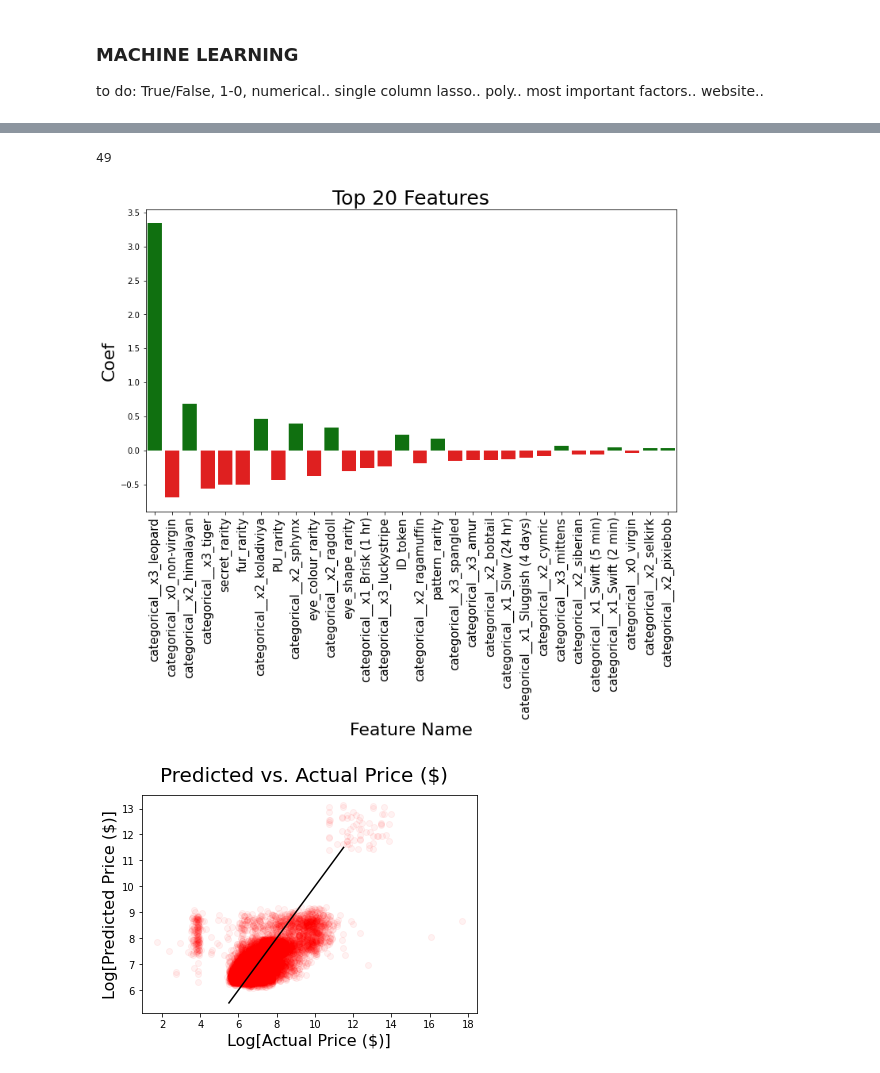
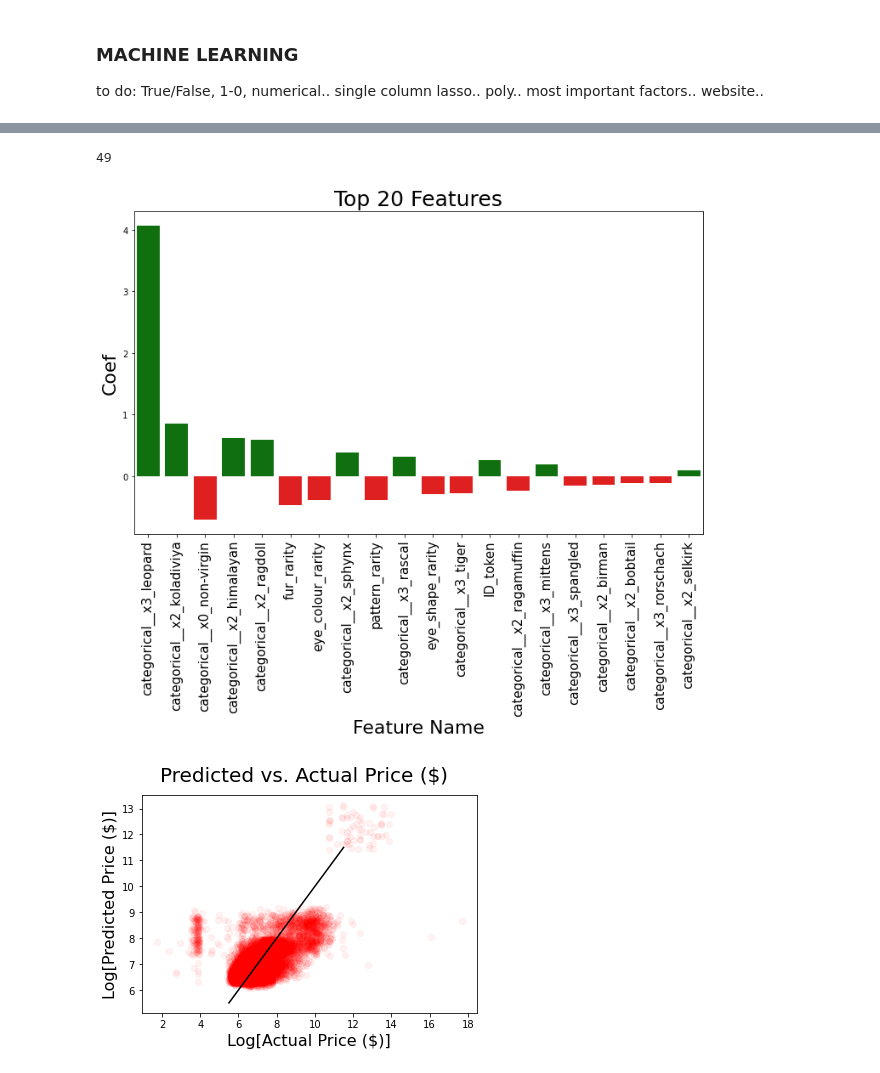
Before and after one commit to csgorham/cryptokitties-heroku, a Jupyter notebook: merge_DATA_go-CRYPTOKITTYAPI.ipynb, the cells around one changed output, grey strips where cells are left out. Drawn from its saved outputs; the diff is of its cells as text; code cells hidden in the pictures.

```diff
--- a/merge_DATA_go-CRYPTOKITTYAPI.ipynb
+++ b/merge_DATA_go-CRYPTOKITTYAPI.ipynb
@@ -676,12 +676,11 @@ imp = SimpleImputer(strategy="most_frequent")
 
 opts = ['accent_colour_rarity','eye_shape_rarity',
          'fur_rarity', 'eye_colour_rarity', 'PU_rarity','pattern_rarity',
-    'secret_rarity',  'ID_token']
+    'secret_rarity',  'ID_token', 'overall_rarity_sum']
 
 #opts = ['ID_token']
-categorical = [ 'virginity_value', 'cooldown_timer_value', 'fur_value', 'pattern_value']
-
-""", 'eye_shape_value', 'highlight_colour_value',
+categorical = [ 'virginity_value', 'cooldown_timer_value', 'fur_value', 'pattern_value',
+'eye_shape_value', 'highlight_colour_value',
        'fur_value',
        'accent_colour_value',
        'base_colour_value',
@@ -689,7 +688,7 @@ categorical = [ 'virginity_value', 'cooldown_timer_value', 'fur_value', 'pattern
         'mouth_value',  'secret_value',
         'purrstige_value', 'eyes_value',
         'body_value',  'colorprimary_value',
-        'coloreyes_value'"""
+        'coloreyes_value']
 
 
 others = ['image_url_png', 'overall_rarity_sum', 'mouth_rarity', 'accent_colour_rarity','eye_shape_rarity',
@@ -801,8 +800,8 @@ pipe = Pipeline([('categorical', ctransformer), ('poly', poly), ('scaling', MaxA
                                                      random_state = 42"""
 
 #lasso - for feature importance
-pipe = Pipeline([('categorical', ctransformer) , ('poly', poly), ('scaling', MaxAbsScaler()),
-                 ('regressor', Lasso(alpha=.0005)) ])
+#pipe = Pipeline([('categorical', ctransformer) , ('poly', poly), ('scaling', MaxAbsScaler()),
+#                 ('regressor', Lasso(alpha=.0005)) ])
 
 pipe.fit(X_train, np.array(y_train))
 y_pred = pipe.predict(X_test)
@@ -907,27 +922,28 @@ array([1.00000023, 1.00057598, 1.00115207, 1.00172849, 1.00230524])
 # %%
 coefs = pipe.named_steps["regressor"].coef_.flatten()
 feature_names = pipe.named_steps["categorical"].get_feature_names()
 zipped = zip(feature_names, coefs)
 df= pd.DataFrame(zipped, columns=["feature", "value"])
 df["abs_value"] = df["value"].apply(lambda x: abs(x))
 df["colors"] = df["value"].apply(lambda x: "green" if x > 0 else "red")
 df = df.sort_values("abs_value", ascending=False)
 
 
 import seaborn as sns
 fig, ax = plt.subplots(1, 1, figsize=(12, 7))
 sns.barplot(x="feature",
             y="value",
-            data=df[0:30],
-            palette=df[0:30]["colors"])
+            data=df[0:20],
+            palette=df[0:20]["colors"])
 ax.set_xticklabels(ax.get_xticklabels(), rotation=90, fontsize=15)
 ax.set_title("Top 20 Features", fontsize=25)
 ax.set_ylabel("Coef", fontsize=22)
 ax.set_xlabel("Feature Name", fontsize=22)
+plt.savefig('./graphics/features.png')
 print(len(df))
 # %% [output]
 49
-[figure, old version]
+[figure, new version]
 # %%
 plt.plot((y_test),(y_pred), 'or', alpha=0.05)
 plt.plot(np.linspace(5.5,11.5,5),np.linspace(5.5,11.5,5) , '-k')
```
Also changed, not shown: parts of 39 cells of this notebook, 1 other file.
